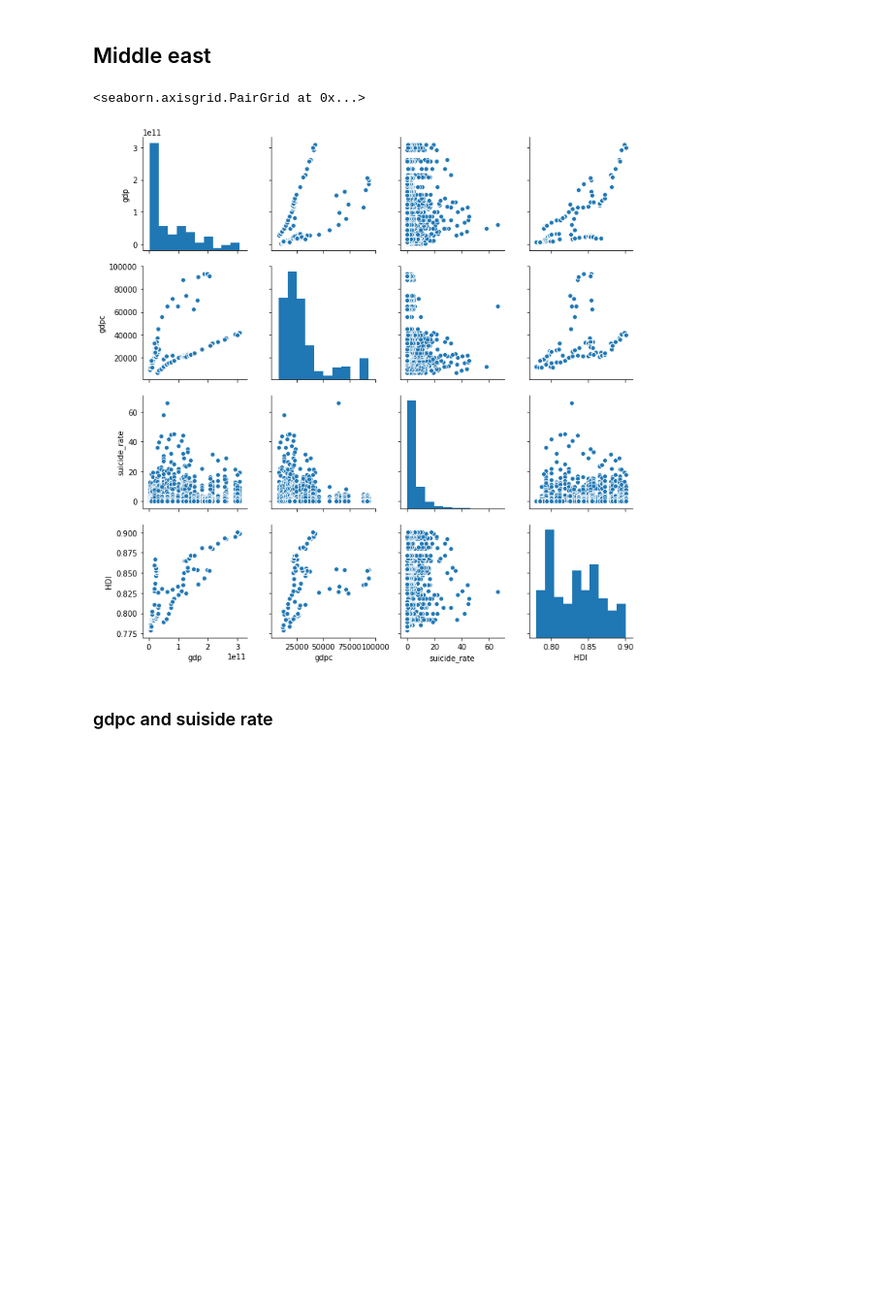
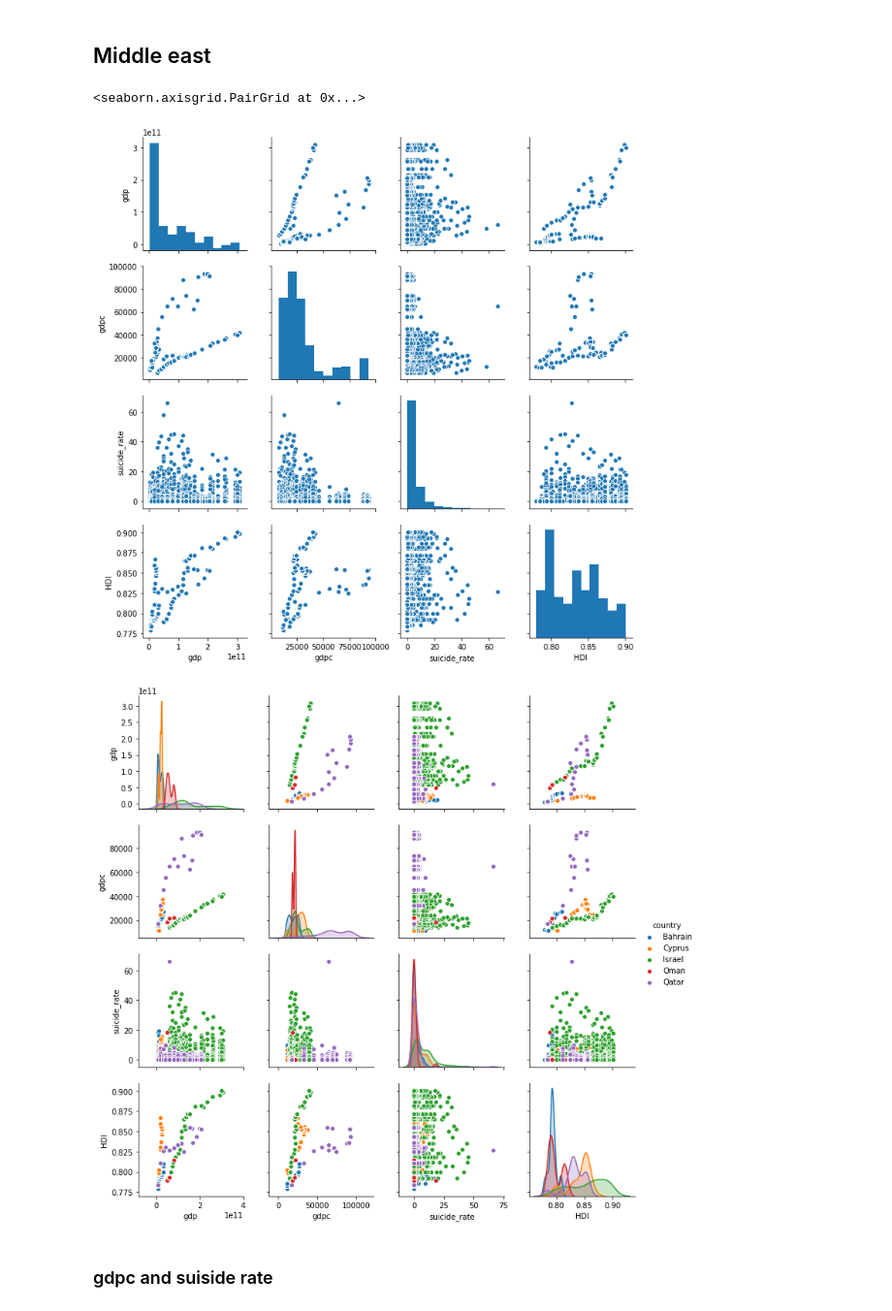
Before and after one commit to sophiazhou97/131-project, a Jupyter notebook: 131project.ipynb, the cells around one changed output. Shown at 97% size. Cells and saved outputs as stored; diff of their text form; code cells hidden in the pictures; blank space fills up the shorter version.

```diff
--- a/131project.ipynb
+++ b/131project.ipynb
@@ -130,9 +189,11 @@ See the caveats in the documentation: http://pandas.pydata.org/pandas-docs/stabl
 ## Middle east
 # %%
 sns.pairplot(middleeast[['gdp','gdpc','suicide_rate','HDI']])
+sns.pairplot(middleeast[['gdp','gdpc','suicide_rate','HDI','country']].dropna(), hue="country")
 # %% [output]
 <seaborn.axisgrid.PairGrid at 0x...>
 [figure]
+[figure, added]
 # %% [markdown]
 ### gdpc and suiside rate
 # %%
```
Also changed, not shown: parts of 23 cells of this notebook.
